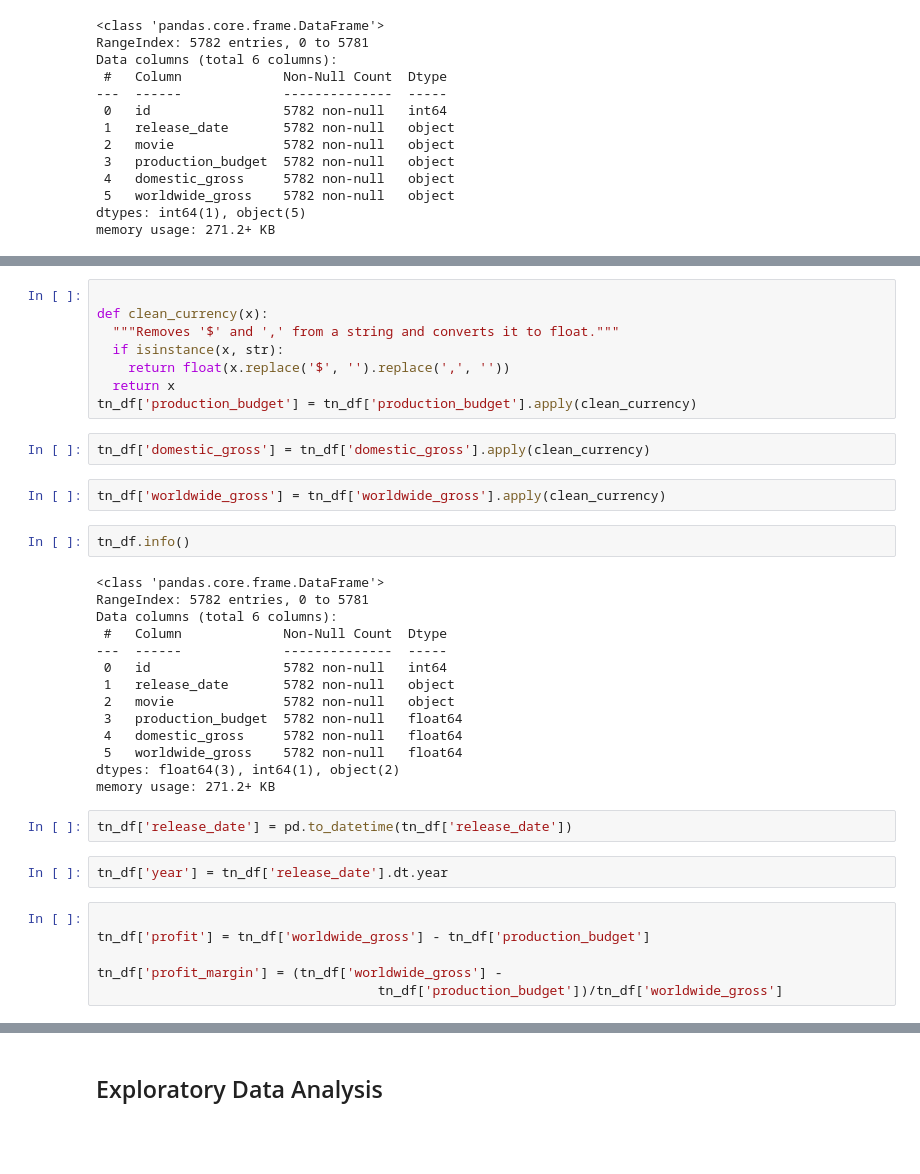
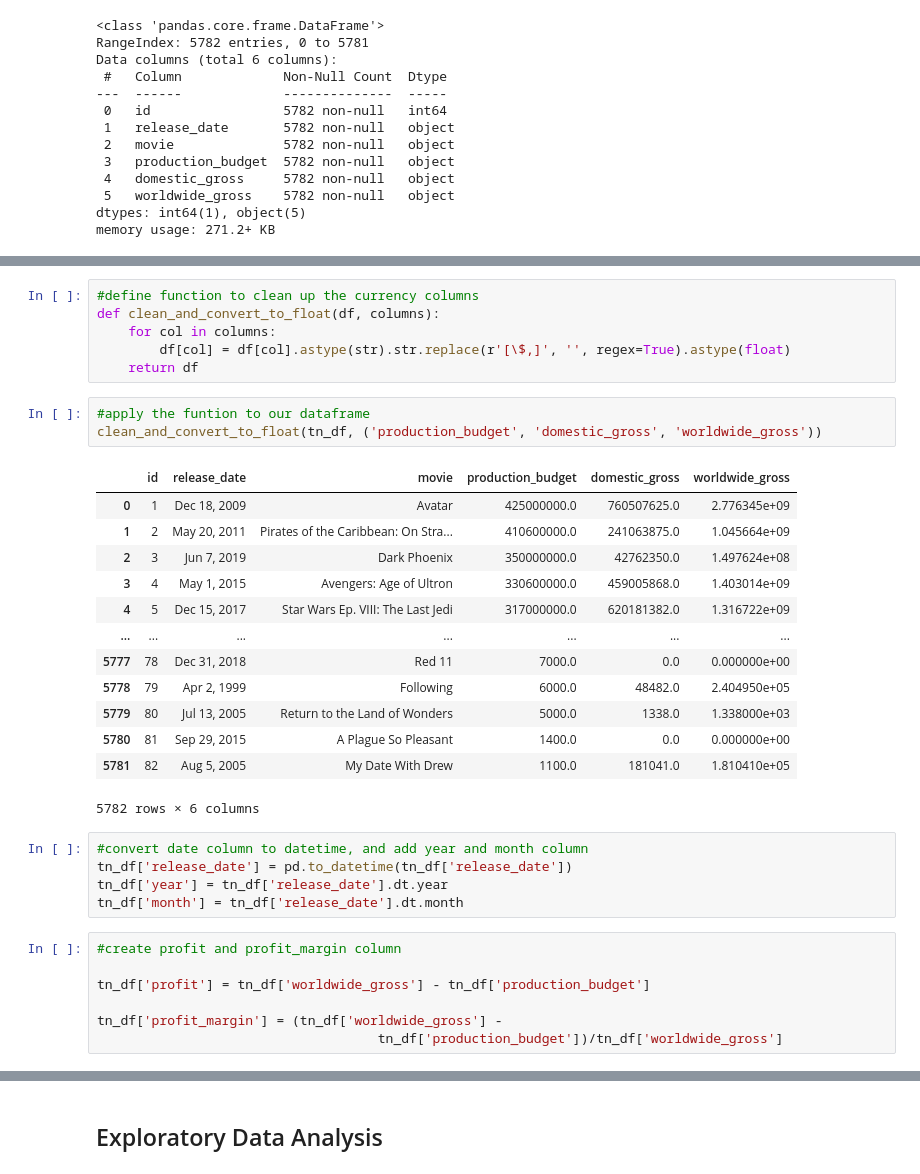
Before and after one commit to morgannash1/movie_analysis_project, a Jupyter notebook: notebook.ipynb, the cells around one changed output, grey strips where cells are left out. Cells and saved outputs as stored; diff of their text form; blank space fills up the shorter version.

```diff
--- a/notebook.ipynb
+++ b/notebook.ipynb
@@ -720,36 +724,33 @@ memory usage: 271.2+ KB
-# %%
-
-def clean_currency(x):
-  """Removes '$' and ',' from a string and converts it to float."""
-  if isinstance(x, str):
-    return float(x.replace('$', '').replace(',', ''))
-  return x
-tn_df['production_budget'] = tn_df['production_budget'].apply(clean_currency)
-# %%
-tn_df['domestic_gross'] = tn_df['domestic_gross'].apply(clean_currency)
-# %%
-tn_df['worldwide_gross'] = tn_df['worldwide_gross'].apply(clean_currency)
-# %%
-tn_df.info()
-# %% [output]
-<class 'pandas.core.frame.DataFrame'>
-RangeIndex: 5782 entries, 0 to 5781
-Data columns (total 6 columns):
- #   Column             Non-Null Count  Dtype
----  ------             --------------  -----
- 0   id                 5782 non-null   int64
- 1   release_date       5782 non-null   object
- 2   movie              5782 non-null   object
- 3   production_budget  5782 non-null   float64
- 4   domestic_gross     5782 non-null   float64
- 5   worldwide_gross    5782 non-null   float64
-dtypes: float64(3), int64(1), object(2)
-memory usage: 271.2+ KB
+# %%
+#define function to clean up the currency columns
+def clean_and_convert_to_float(df, columns):
+    for col in columns:
+        df[col] = df[col].astype(str).str.replace(r'[\$,]', '', regex=True).astype(float)
+    return df
+# %%
+#apply the funtion to our dataframe
+clean_and_convert_to_float(tn_df, ('production_budget', 'domestic_gross', 'worldwide_gross'))
+# %% [output]
+|  | id | release_date | movie | production_budget | domestic_gross | worldwide_gross |
+| 0 | 1 | Dec 18, 2009 | Avatar | 425000000.0 | 760507625.0 | 2.776345e+09 |
+| 1 | 2 | May 20, 2011 | Pirates of the Caribbean: On Stra... | 410600000.0 | 241063875.0 | 1.045664e+09 |
+| 2 | 3 | Jun 7, 2019 | Dark Phoenix | 350000000.0 | 42762350.0 | 1.497624e+08 |
+| 3 | 4 | May 1, 2015 | Avengers: Age of Ultron | 330600000.0 | 459005868.0 | 1.403014e+09 |
+| 4 | 5 | Dec 15, 2017 | Star Wars Ep. VIII: The Last Jedi | 317000000.0 | 620181382.0 | 1.316722e+09 |
+| ... | ... | ... | ... | ... | ... | ... |
+| 5777 | 78 | Dec 31, 2018 | Red 11 | 7000.0 | 0.0 | 0.000000e+00 |
+| 5778 | 79 | Apr 2, 1999 | Following | 6000.0 | 48482.0 | 2.404950e+05 |
+| 5779 | 80 | Jul 13, 2005 | Return to the Land of Wonders | 5000.0 | 1338.0 | 1.338000e+03 |
+| 5780 | 81 | Sep 29, 2015 | A Plague So Pleasant | 1400.0 | 0.0 | 0.000000e+00 |
+| 5781 | 82 | Aug 5, 2005 | My Date With Drew | 1100.0 | 181041.0 | 1.810410e+05 |
+5782 rows × 6 columns
 # %%
+#convert date column to datetime, and add year and month column
 tn_df['release_date'] = pd.to_datetime(tn_df['release_date'])
+tn_df['year'] = tn_df['release_date'].dt.year
+tn_df['month'] = tn_df['release_date'].dt.month
-# %%
-tn_df['year'] = tn_df['release_date'].dt.year
 # %%
+#create profit and profit_margin column
 
 tn_df['profit'] = tn_df['worldwide_gross'] - tn_df['production_budget']
 
```
Also changed, not shown: parts of 8 cells of this notebook.
